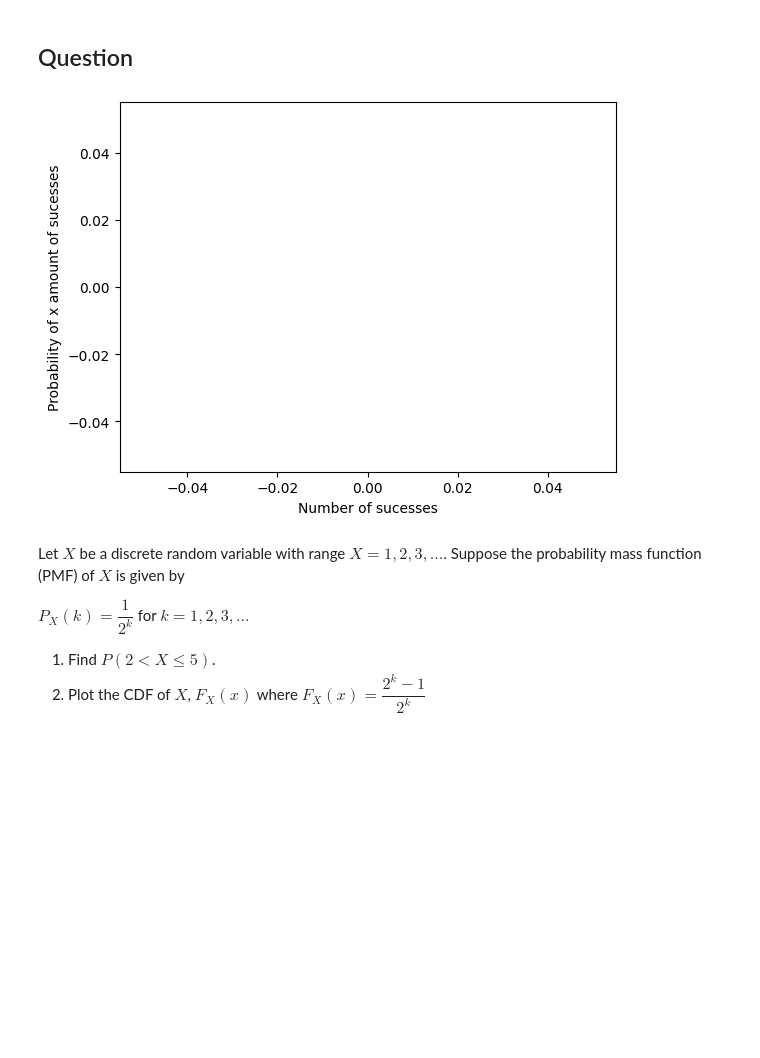
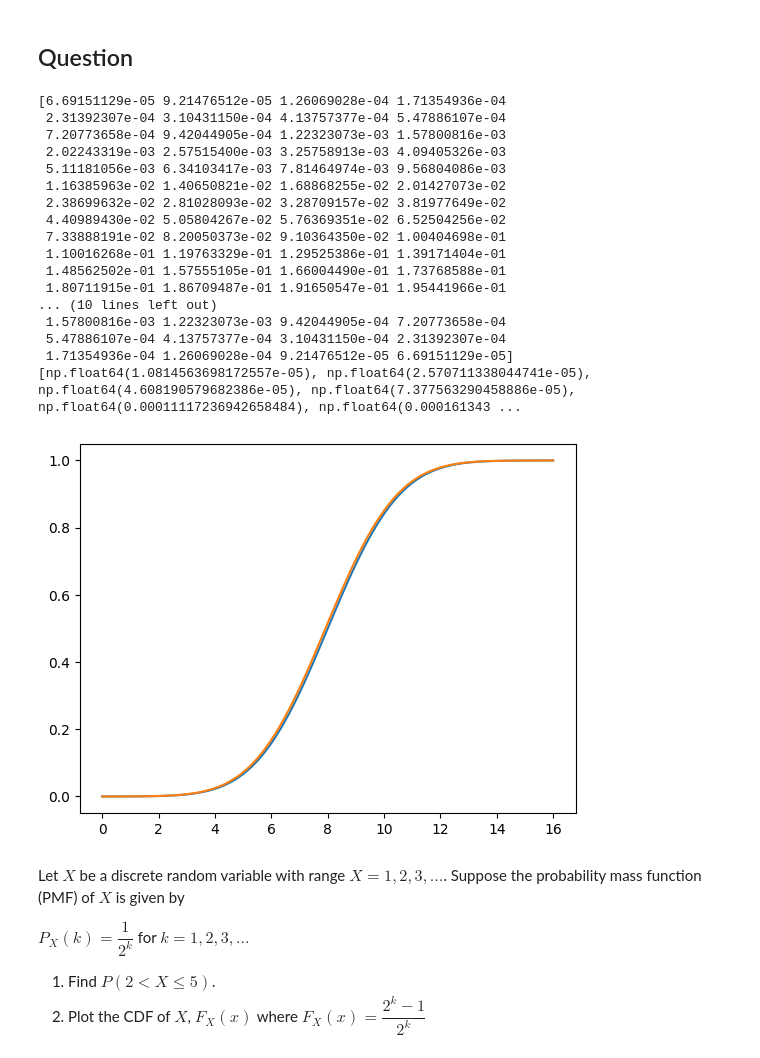
Before and after one commit to BHW270/PPPS_tutorials, a Jupyter notebook: Chapter3/Chapter3_yourturn.ipynb, the cells around one changed output. Drawn from its saved outputs; the diff is of its cells as text; code cells hidden in the pictures; blank space fills up the shorter version.

```diff
--- a/Chapter3/Chapter3_yourturn.ipynb
+++ b/Chapter3/Chapter3_yourturn.ipynb
@@ -87,28 +87,53 @@ Plot the CDF of the normal distribution using in-built python routines. Estimate
 ### Answer
 # %% [markdown]
 ## Question
-# %%
-#method 1 using own functions
-mu = 8
-sigma = 2.0
-means= [0,1,2,3,4,5,6,7,8,9,10,11,12,13,14,15,16]
-import math #needs this for sqrts and pi
-
-def normal_pdf(x, mu, sigma):
-    chance= (1 / (sigma * math.sqrt(2 * math.pi))) * math.exp(-0.5 * ((x - mu) / sigma)**2)
-
-y= []
-for i in means:
-  y.append(normal_pdf(i,mu,sigma))
-from matplotlib import pyplot as plt
-plt.plot(means,y)
-plt.xlabel("Number of sucesses")
-plt.ylabel("Probability of x amount of sucesses")
-
-
-from scipy.stats import norm
-# %% [output]
-[figure, removed]
+# %%
+#plot a normal distribution
+mean = 8.0
+std = 2
+x = np.linspace(0,16,100)
+
+#inbuilt
+y = norm.cdf(x,mean,std)
+plt.plot(x,y)
+
+#manual
+def normal_pdf(x, mu, sigma):
+    return (1 / (sigma * np.sqrt(2 * np.pi))) * np.exp(-0.5 * ((x - mu) / sigma) ** 2)
+
+y = normal_pdf(x,mean,std)
+print(y)
+#now need to turn y into cumulative y, find the index and sum all the previous indexes
+dx = x[1] - x[0]        # constant width of each slice due to np.linspace
+cumulative = 0
+y_cdf = []
+
+for val in y:
+  cumulative += val #height
+
+  y_cdf.append(dx*cumulative)
+
+plt.plot(x,y_cdf)
+print(y_cdf)
+# %% [output]
+[6.69151129e-05 9.21476512e-05 1.26069028e-04 1.71354936e-04
+ 2.31392307e-04 3.10431150e-04 4.13757377e-04 5.47886107e-04
+ 7.20773658e-04 9.42044905e-04 1.22323073e-03 1.57800816e-03
+ 2.02243319e-03 2.57515400e-03 3.25758913e-03 4.09405326e-03
+ 5.11181056e-03 6.34103417e-03 7.81464974e-03 9.56804086e-03
+ 1.16385963e-02 1.40650821e-02 1.68868255e-02 2.01427073e-02
+ 2.38699632e-02 2.81028093e-02 3.28709157e-02 3.81977649e-02
+ 4.40989430e-02 5.05804267e-02 5.76369351e-02 6.52504256e-02
+ 7.33888191e-02 8.20050373e-02 9.10364350e-02 1.00404698e-01
+ 1.10016268e-01 1.19763329e-01 1.29525386e-01 1.39171404e-01
+ 1.48562502e-01 1.57555105e-01 1.66004490e-01 1.73768588e-01
+ 1.80711915e-01 1.86709487e-01 1.91650547e-01 1.95441966e-01
+... (10 lines left out)
+ 1.57800816e-03 1.22323073e-03 9.42044905e-04 7.20773658e-04
+ 5.47886107e-04 4.13757377e-04 3.10431150e-04 2.31392307e-04
+ 1.71354936e-04 1.26069028e-04 9.21476512e-05 6.69151129e-05]
+[np.float64(1.0814563698172557e-05), np.float64(2.570711338044741e-05), np.float64(4.608190579682386e-05), np.float64(7.377563290458886e-05), np.float64(0.00011117236942658484), np.float64(0.000161343 ...
+[figure, added]
 # %% [markdown]
 Let $X$ be a discrete random variable with range $X={1,2,3,...}$. Suppose the probability mass function (PMF) of $X$ is given by
 
```
